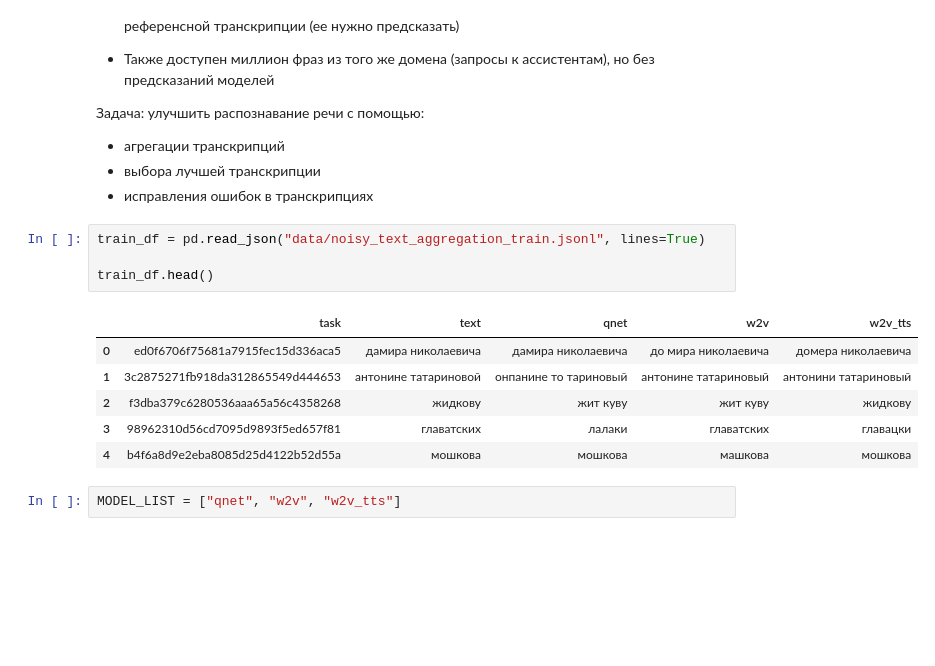
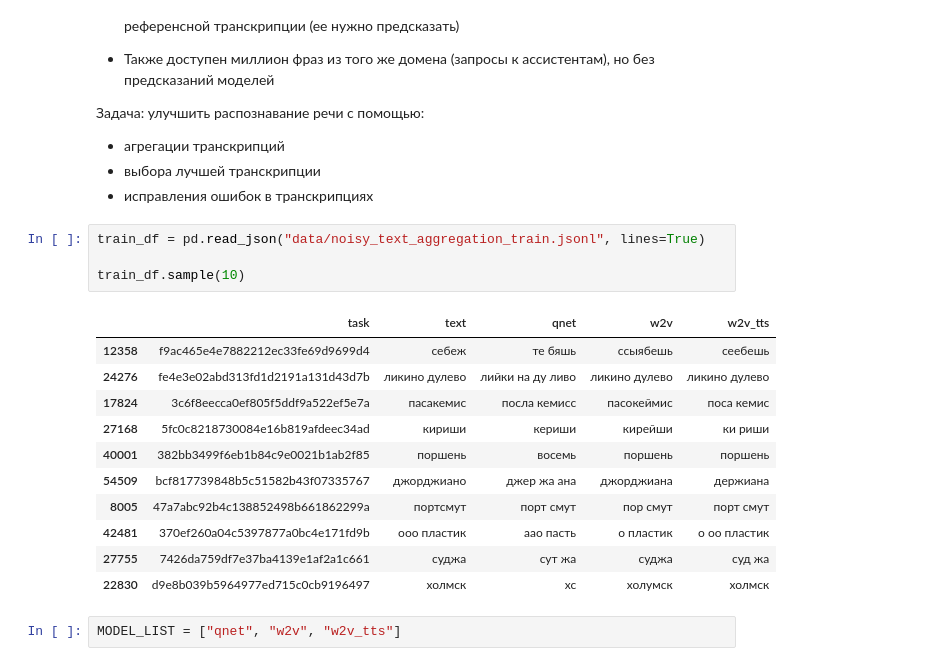
Before and after one commit to ladudin/HW-ClassicML, a Jupyter notebook: lecture08/noisy_text_aggregation.ipynb, the cells around one changed output. Saved outputs shown, nothing was run; the diff lists cells and outputs as text; blank space fills up the shorter version.

```diff
--- a/lecture08/noisy_text_aggregation.ipynb
+++ b/lecture08/noisy_text_aggregation.ipynb
@@ -61,14 +61,19 @@ Uncomment if you are using Colab
 # %%
 train_df = pd.read_json("data/noisy_text_aggregation_train.jsonl", lines=True)
 
-train_df.head()
+train_df.sample(10)
 # %% [output]
 |  | task | text | qnet | w2v | w2v_tts |
-| 0 | ed0f6706f75681a7915fec15d336aca5 | дамира николаевича | дамира николаевича | до мира николаевича | домера николаевича |
-| 1 | 3c2875271fb918da312865549d444653 | антонине татариновой | онпанине то тариновый | антонине татариновый | антонини татариновый |
-| 2 | f3dba379c6280536aaa65a56c4358268 | жидкову | жит куву | жит куву | жидкову |
-| 3 | 98962310d56cd7095d9893f5ed657f81 | главатских | лалаки | главатских | главацки |
-| 4 | b4f6a8d9e2eba8085d25d4122b52d55a | мошкова | мошкова | машкова | мошкова |
+| 12358 | f9ac465e4e7882212ec33fe69d9699d4 | себеж | те бяшь | ссыябешь | сеебешь |
+| 24276 | fe4e3e02abd313fd1d2191a131d43d7b | ликино дулево | лийки на ду ливо | ликино дулево | ликино дулево |
+| 17824 | 3c6f8eecca0ef805f5ddf9a522ef5e7a | пасакемис | посла кемисс | пасокеймис | поса кемис |
+| 27168 | 5fc0c8218730084e16b819afdeec34ad | кириши | кериши | кирейши | ки риши |
+| 40001 | 382bb3499f6eb1b84c9e0021b1ab2f85 | поршень | восемь | поршень | поршень |
+| 54509 | bcf817739848b5c51582b43f07335767 | джорджиано | джер жа ана | джорджиана | держиана |
+| 8005 | 47a7abc92b4c138852498b661862299a | портсмут | порт смут | пор смут | порт смут |
+| 42481 | 370ef260a04c5397877a0bc4e171fd9b | ооо пластик | аао пасть | о пластик | о оо пластик |
+| 27755 | 7426da759df7e37ba4139e1af2a1c661 | суджа | сут жа | суджа | суд жа |
+| 22830 | d9e8b039b5964977ed715c0cb9196497 | холмск | хс | холумск | холмск |
 # %%
 MODEL_LIST = ["qnet", "w2v", "w2v_tts"]
 # %%
```
Also changed, not shown: parts of 9 cells of this notebook, 12 other files.
